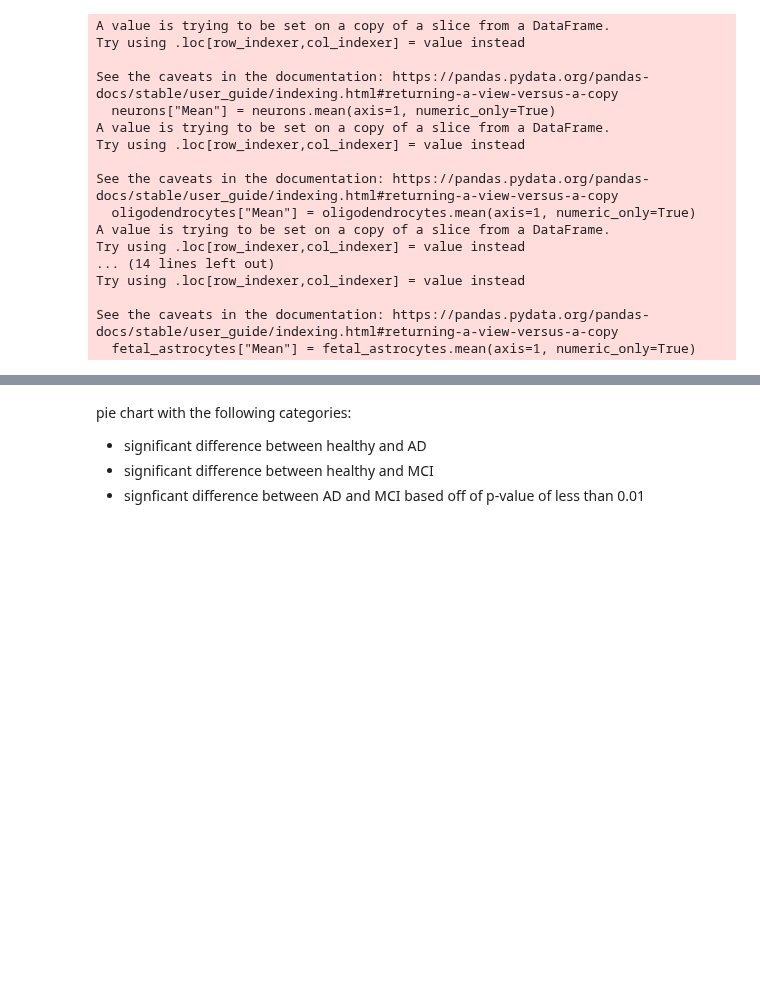
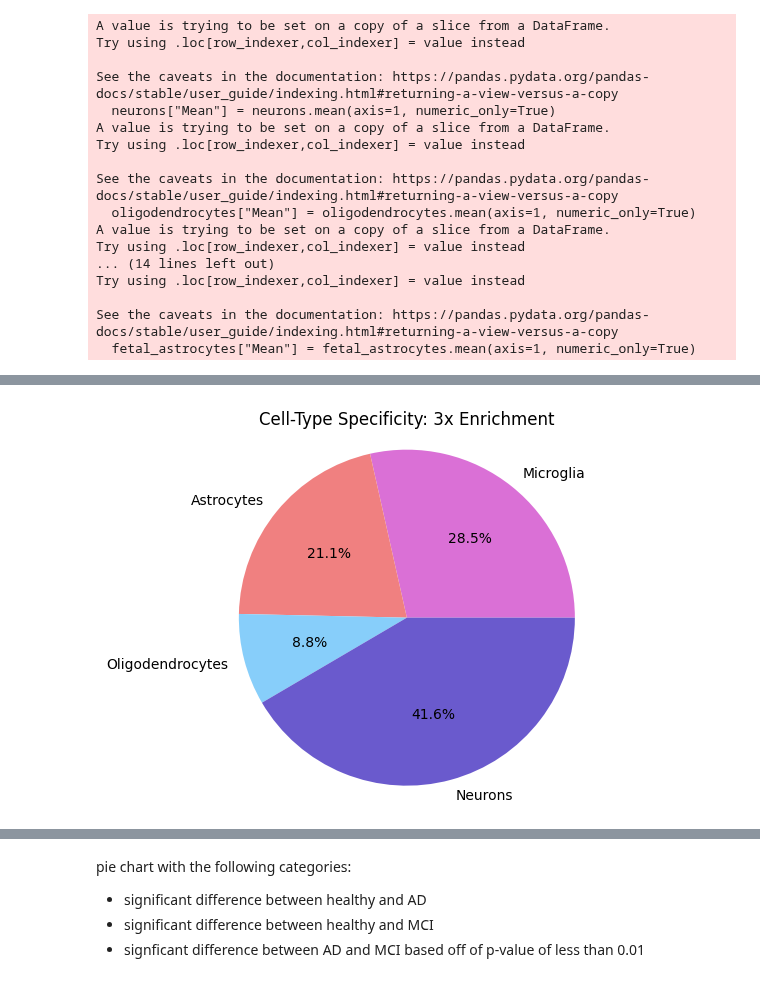
Before and after one commit to Walt-Lab/bdev_mass_spec, a Jupyter notebook: 5_analysis.ipynb, the cells around one changed output, grey strips where cells are left out. Cells and saved outputs as stored; diff of their text form; code cells hidden in the pictures; blank space fills up the shorter version.

```diff
--- a/5_analysis.ipynb
+++ b/5_analysis.ipynb
@@ -383,0 +402,11 @@ See the caveats in the documentation: https://pandas.pydata.org/pandas-docs/stab
+# %%
+labels = ["Microglia", "Astrocytes", "Oligodendrocytes", "Neurons"]
+sizes = [len(microglia_targets), len(mature_astrocyte_targets), len(oligodendrocyte_targets), len(neuron_targets)]
+colors = ['orchid', 'lightcoral', 'lightskyblue', "slateblue"]
+
+plt.pie(sizes, labels=labels, colors=colors, autopct='%1.1f%%')
+plt.axis('equal')
+plt.title("Cell-Type Specificity: 3x Enrichment")
+plt.show()
+# %% [output]
+[figure, added]
```
Also changed, not shown: parts of 2 cells of this notebook, 3 other files.
